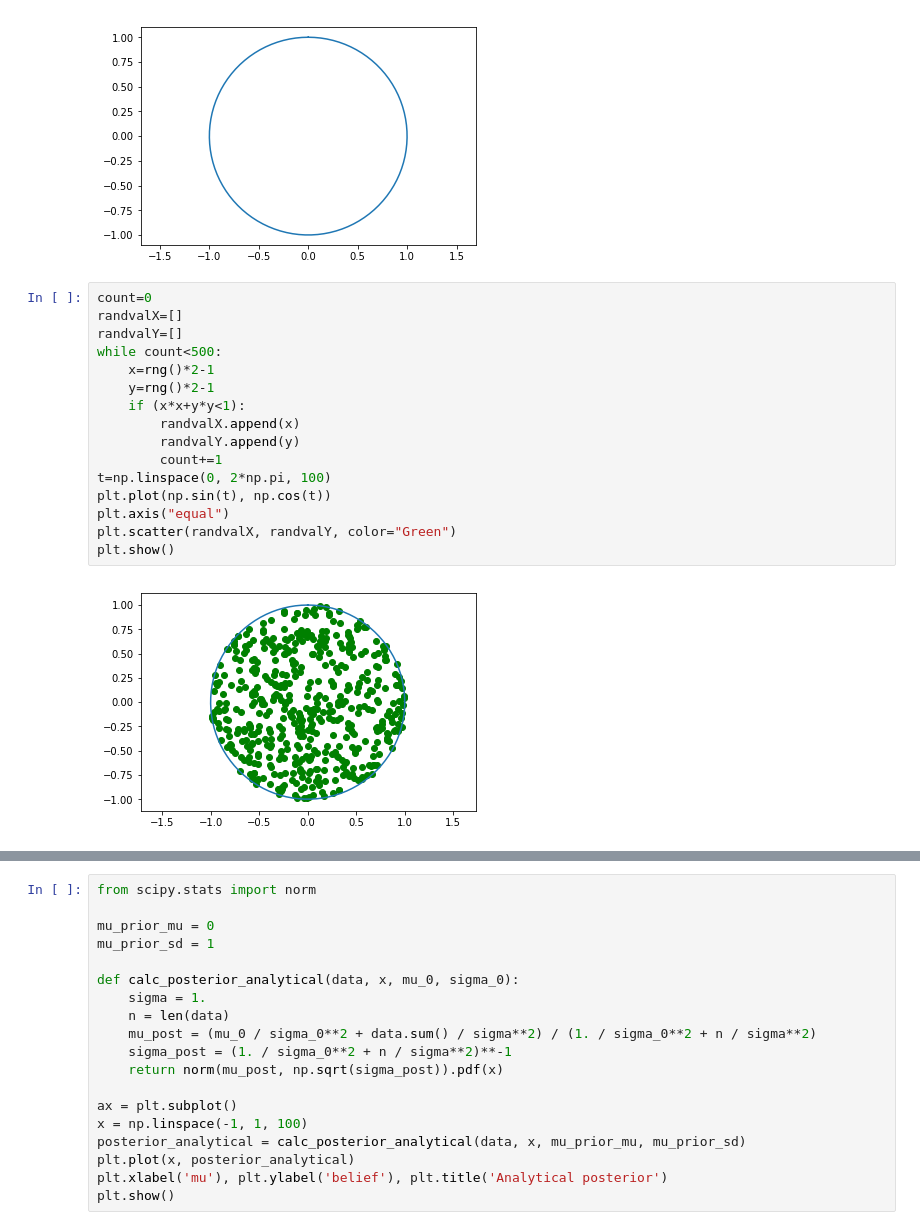
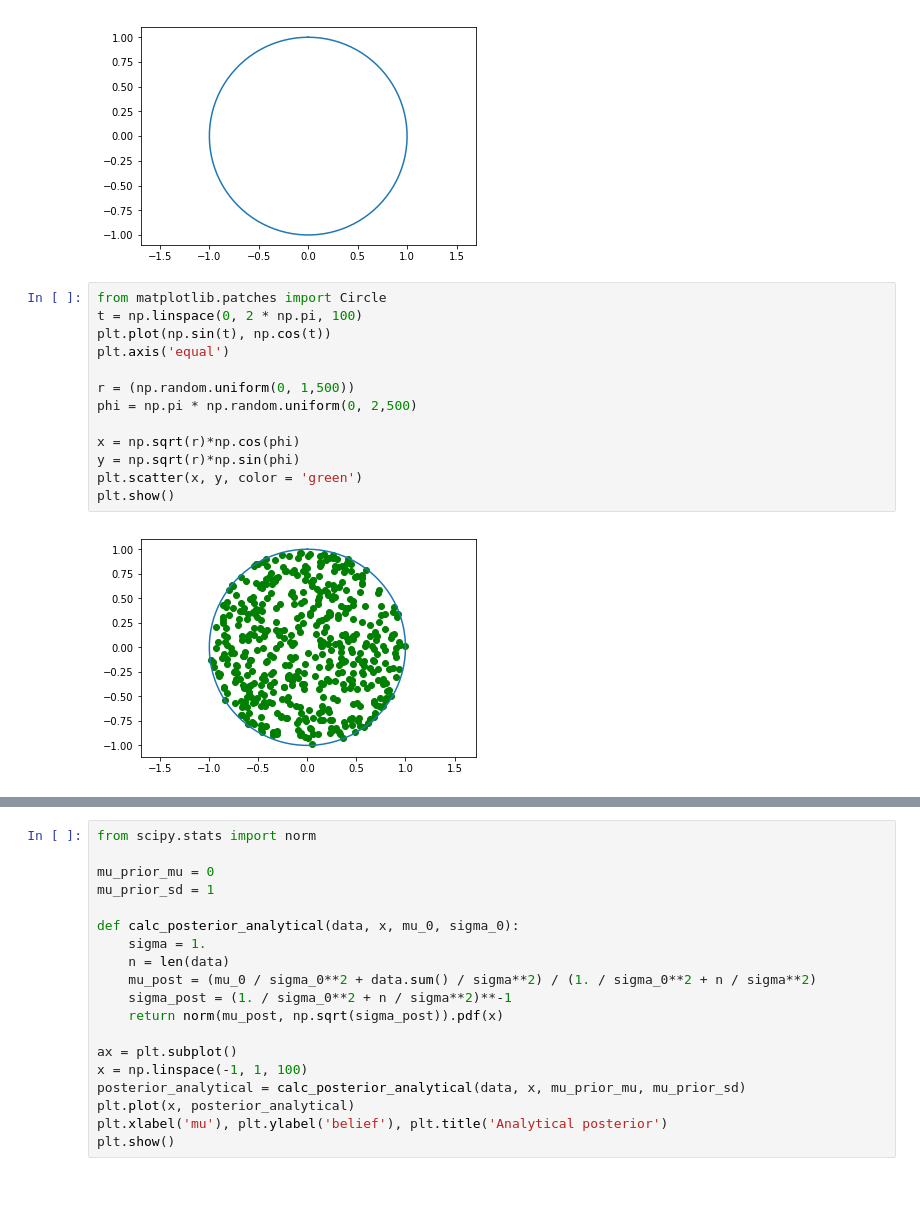
Before and after one commit to PolitovaEI/homework5, a Jupyter notebook: Untitled5.ipynb, the cells around one changed output, grey strips where cells are left out. Saved outputs shown, nothing was run; the diff lists cells and outputs as text; blank space fills up the shorter version.

```diff
--- a/Untitled5.ipynb
+++ b/Untitled5.ipynb
@@ -143,24 +143,21 @@ plt.axis('equal')
 plt.show()
 # %% [output]
 [figure]
-# %%
-count=0
-randvalX=[]
-randvalY=[]
-while count<500:
-    x=rng()*2-1
-    y=rng()*2-1
-    if (x*x+y*y<1):
-        randvalX.append(x)
-        randvalY.append(y)
-        count+=1
-t=np.linspace(0, 2*np.pi, 100)
-plt.plot(np.sin(t), np.cos(t))
-plt.axis("equal")
-plt.scatter(randvalX, randvalY, color="Green")
-plt.show()
-# %% [output]
-[figure, removed]
+# %%
+from matplotlib.patches import Circle
+t = np.linspace(0, 2 * np.pi, 100)
+plt.plot(np.sin(t), np.cos(t))
+plt.axis('equal')
+
+r = (np.random.uniform(0, 1,500))
+phi = np.pi * np.random.uniform(0, 2,500)
+
+x = np.sqrt(r)*np.cos(phi)
+y = np.sqrt(r)*np.sin(phi)
+plt.scatter(x, y, color = 'green')
+plt.show()
+# %% [output]
+[figure, added]
 # %%
 #Докажите, что приведенный ниже алгоритм моделирует пары независимых N(0,1) величин. Преобразуйте алгоритм, чтобы исключить обращение к функциям np.sin и np.cos.
 
```
Also changed, not shown: parts of 7 cells of this notebook.
